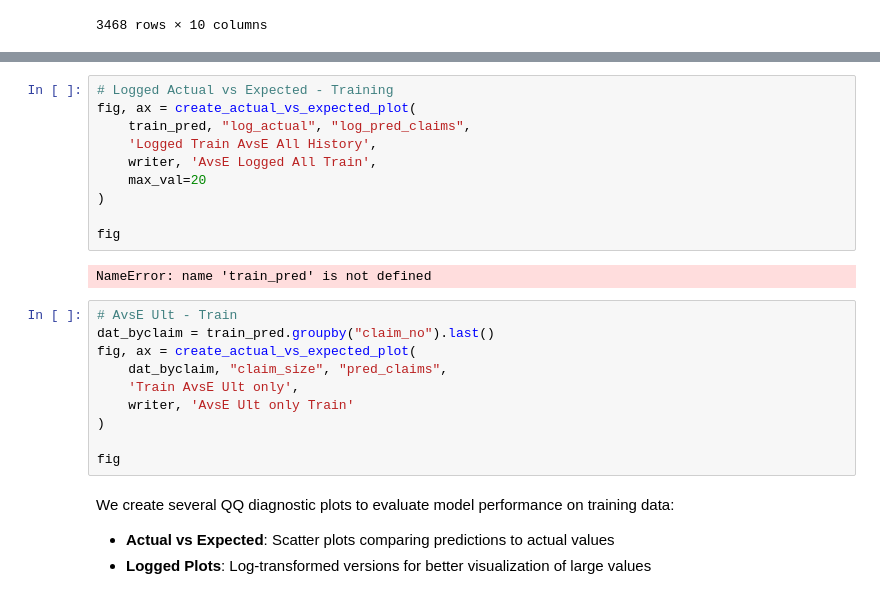
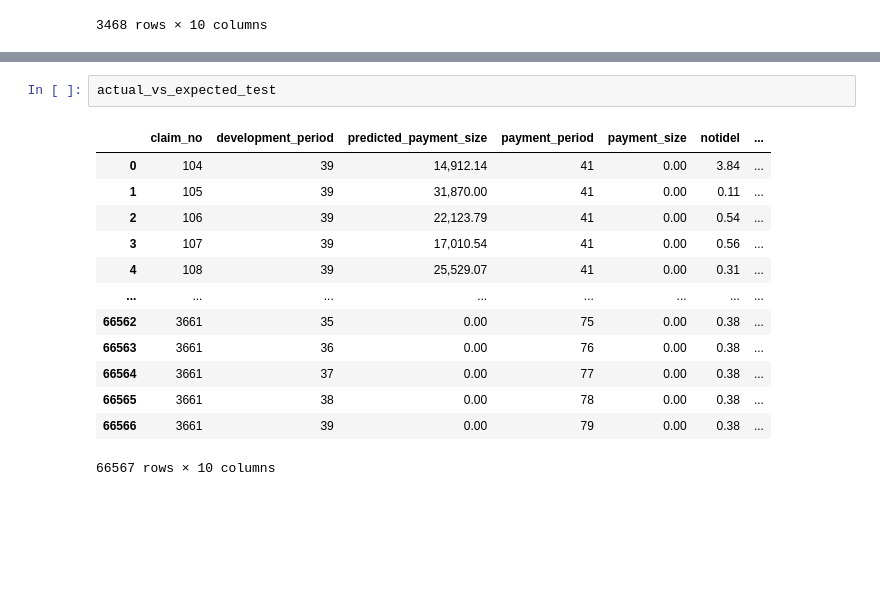
Before and after one commit to JackyP/MLR_working_party, a Jupyter notebook: 02_code/GRU_framework_triangular.ipynb, the cells around one changed output, grey strips where cells are left out. Cells and saved outputs as stored; diff of their text form; blank space fills up the shorter version.

```diff
--- a/02_code/GRU_framework_triangular.ipynb
+++ b/02_code/GRU_framework_triangular.ipynb
@@ -800,26 +780,16 @@ We create several diagnostic plots to evaluate model performance on training dat
-# %%
-# Logged Actual vs Expected - Training
-fig, ax = create_actual_vs_expected_plot(
-    train_pred, "log_actual", "log_pred_claims",
-    'Logged Train AvsE All History',
-    writer, 'AvsE Logged All Train',
-    max_val=20
-)
-
-fig
-# %% [output]
-NameError: name 'train_pred' is not defined
-# %%
-# AvsE Ult - Train
-dat_byclaim = train_pred.groupby("claim_no").last()
-fig, ax = create_actual_vs_expected_plot(
-    dat_byclaim, "claim_size", "pred_claims",
-    'Train AvsE Ult only',
-    writer, 'AvsE Ult only Train'
-)
-
-fig
-# %% [markdown]
-We create several QQ diagnostic plots to evaluate model performance on training data:
-- **Actual vs Expected**: Scatter plots comparing predictions to actual values
-- **Logged Plots**: Log-transformed versions for better visualization of large values
+# %%
+actual_vs_expected_test
+# %% [output]
+|  | claim_no | development_period | predicted_payment_size | payment_period | payment_size | notidel | ... |
+| 0 | 104 | 39 | 14,912.14 | 41 | 0.00 | 3.84 | ... |
+| 1 | 105 | 39 | 31,870.00 | 41 | 0.00 | 0.11 | ... |
+| 2 | 106 | 39 | 22,123.79 | 41 | 0.00 | 0.54 | ... |
+| 3 | 107 | 39 | 17,010.54 | 41 | 0.00 | 0.56 | ... |
+| 4 | 108 | 39 | 25,529.07 | 41 | 0.00 | 0.31 | ... |
+| ... | ... | ... | ... | ... | ... | ... | ... |
+| 66562 | 3661 | 35 | 0.00 | 75 | 0.00 | 0.38 | ... |
+| 66563 | 3661 | 36 | 0.00 | 76 | 0.00 | 0.38 | ... |
+| 66564 | 3661 | 37 | 0.00 | 77 | 0.00 | 0.38 | ... |
+| 66565 | 3661 | 38 | 0.00 | 78 | 0.00 | 0.38 | ... |
+| 66566 | 3661 | 39 | 0.00 | 79 | 0.00 | 0.38 | ... |
+66567 rows × 10 columns
```
Also changed, not shown: parts of 23 cells of this notebook.
